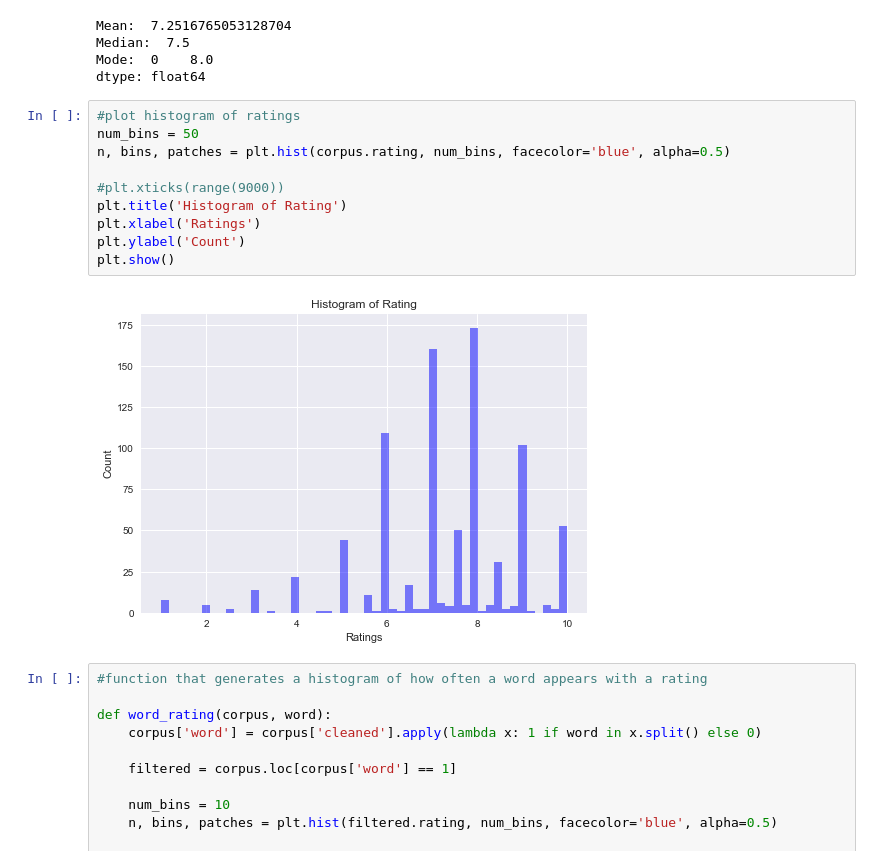
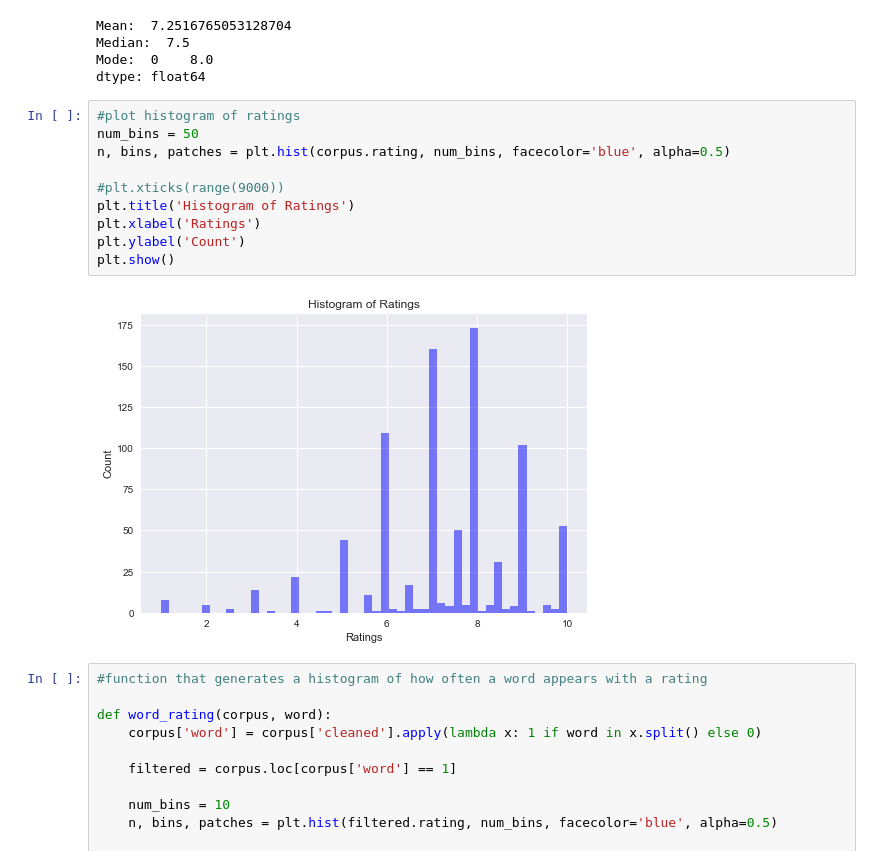
Before and after one commit to jushih/Sentiment-Analysis, a Jupyter notebook: exploration.ipynb, the cells around one changed output. Cells and saved outputs as stored; diff of their text form.

```diff
--- a/exploration.ipynb
+++ b/exploration.ipynb
@@ -77,15 +77,15 @@ dtype: float64
 # %%
 #plot histogram of ratings
 num_bins = 50
 n, bins, patches = plt.hist(corpus.rating, num_bins, facecolor='blue', alpha=0.5)
 
 #plt.xticks(range(9000))
-plt.title('Histogram of Rating')
+plt.title('Histogram of Ratings')
 plt.xlabel('Ratings')
 plt.ylabel('Count')
 plt.show()
 # %% [output]
-[figure, old version]
+[figure, new version]
 # %%
 #function that generates a histogram of how often a word appears with a rating
 
```
Also changed, not shown: 2 other files.
